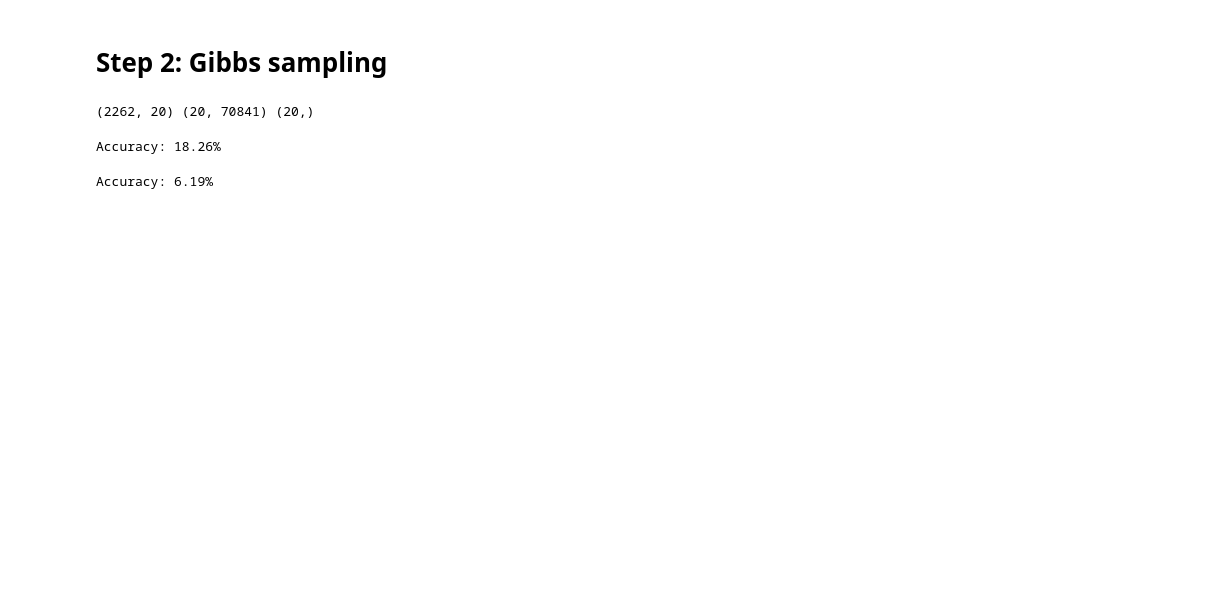
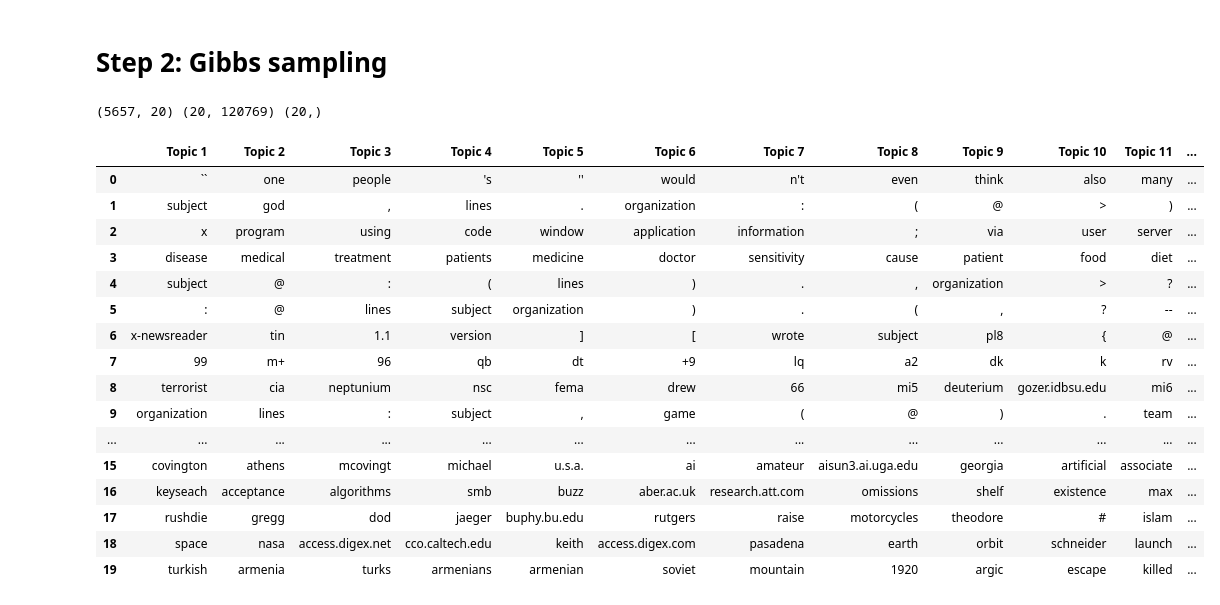
Before and after one commit to MahdiTheGreat/Intro-to-language-modeling, a Jupyter notebook: Assignment_3.ipynb, the cells around one changed output. Saved outputs shown, nothing was run; the diff lists cells and outputs as text; code cells hidden in the pictures; blank space fills up the shorter version.

```diff
--- a/Assignment_3.ipynb
+++ b/Assignment_3.ipynb
@@ -19,7 +19,7 @@ print(len(newsgroups_train.target_names))
 20
 # %%
 # Split into smaller training sets in percentage
-percentage = 0.2
+percentage = 0.5
 split_index = int(len(newsgroups_train.data) * percentage)
 train_data_small = newsgroups_train.data[:split_index]
 train_targets_small = newsgroups_train.target[:split_index]
@@ -97,12 +97,14 @@ for article in tqdm(int_corpus, desc="Removing LF words"):
     corpus_hf.append(filtered_article)
 # %%
 flattened_train = [word for word in flattened_train if word not in low_frequency_words]
+voc_size = len(sorted(set(flattened_train)))
+print("Vocabulary size after removing LF words", voc_size)
 # %% [markdown]
 # Step 2: Gibbs sampling
 # %%
 from collections import defaultdict
 
-def lda_gibbs_sampling(corpus, K, alpha, beta, iterations):
+def lda_gibbs_sampling(corpus, V, K, alpha, beta, iterations):
     """
     Implements Collapsed Gibbs Sampling for LDA.
 
@@ -115,7 +117,6 @@ def lda_gibbs_sampling(corpus, K, alpha, beta, iterations):
     """
     # Initialize variables
     D = len(corpus)  # Number of documents
-    V = max(max(doc) for doc in corpus) + 1  # Vocabulary size (assumes word IDs are 0-indexed)
 
     # Count matrices
     ndk = np.zeros((D, K))  # Document-topic counts
@@ -145,7 +146,7 @@ def lda_gibbs_sampling(corpus, K, alpha, beta, iterations):
                 nkw[current_topic, word] -= 1
                 nk[current_topic] -= 1
 
-                # Compute topic probabilities
+                # Compute topic probabilities (Maybe do a for loop here instead)
                 topic_probs = (ndk[d] + alpha) * (nkw[:, word] + beta) / (nk + beta * V)
                 topic_probs /= np.sum(topic_probs)  # Normalize
 
@@ -165,30 +166,9 @@ corpus = corpus_hf.copy()
 targets = train_targets_small.copy()
 topics = newsgroups_train.target_names.copy()
 
-K = len(topics)
-
 # First parameter combo
-z, ndk, nkw, nk = lda_gibbs_sampling(corpus, alpha = 0.1, beta = 0.1, K=K, iterations=50)
+z, ndk, nkw, nk = lda_gibbs_sampling(corpus, alpha = 0.1, beta = 0.1, V=voc_size, K=len(topics), iterations=50)
 # %%
 print(ndk.shape, nkw.shape, nk.shape)
 # %% [output]
-(2262, 20) (20, 70841) (20,)
+(5657, 20) (20, 120769) (20,)
-# %%
-# Find the best matching topic for each label
-topic_to_target = {}
-for t in range(K):
-    most_common_target = np.bincount([targets[i] for i in range(len(corpus)) if np.argmax(ndk[i]) == t]).argmax()
-    topic_to_target[t] = most_common_target
-
-# Map predicted topics to target labels
-predicted_targets = [topic_to_target[np.argmax(doc)] for doc in ndk]
-accuracy = np.mean(predicted_targets == targets)
-print(f"Accuracy: {accuracy * 100:.2f}%")
-# %% [output]
-Accuracy: 18.26%
-# %%
-predicted_targets = [np.argmax(i) for i in ndk]
-accuracy = np.mean(predicted_targets == targets)
-print(f"Accuracy: {accuracy * 100:.2f}%")
-# %% [output]
-Accuracy: 6.19%
@@ -194,0 +220,22 @@ Accuracy: 6.19%
+# %%
+top_words_per_topic = get_top_words(nkw, id_to_word, top_n=20)
+df_top_words = top_words_to_df(top_words_per_topic)
+df_top_words
+# %% [output]
+|  | Topic 1 | Topic 2 | Topic 3 | Topic 4 | Topic 5 | Topic 6 | Topic 7 | Topic 8 | Topic 9 | Topic 10 | Topic 11 | ... |
+| 0 | `` | one | people | 's | '' | would | n't | even | think | also | many | ... |
+| 1 | subject | god | , | lines | . | organization | : | ( | @ | > | ) | ... |
+| 2 | x | program | using | code | window | application | information | ; | via | user | server | ... |
+| 3 | disease | medical | treatment | patients | medicine | doctor | sensitivity | cause | patient | food | diet | ... |
+| 4 | subject | @ | : | ( | lines | ) | . | , | organization | > | ? | ... |
+| 5 | : | @ | lines | subject | organization | ) | . | ( | , | ? | -- | ... |
+| 6 | x-newsreader | tin | 1.1 | version | ] | [ | wrote | subject | pl8 | { | @ | ... |
+| 7 | 99 | m+ | 96 | qb | dt | +9 | lq | a2 | dk | k | rv | ... |
+| 8 | terrorist | cia | neptunium | nsc | fema | drew | 66 | mi5 | deuterium | gozer.idbsu.edu | mi6 | ... |
+| 9 | organization | lines | : | subject | , | game | ( | @ | ) | . | team | ... |
+| ... | ... | ... | ... | ... | ... | ... | ... | ... | ... | ... | ... | ... |
+| 15 | covington | athens | mcovingt | michael | u.s.a. | ai | amateur | aisun3.ai.uga.edu | georgia | artificial | associate | ... |
+| 16 | keyseach | acceptance | algorithms | smb | buzz | aber.ac.uk | research.att.com | omissions | shelf | existence | max | ... |
+| 17 | rushdie | gregg | dod | jaeger | buphy.bu.edu | rutgers | raise | motorcycles | theodore | # | islam | ... |
+| 18 | space | nasa | access.digex.net | cco.caltech.edu | keith | access.digex.com | pasadena | earth | orbit | schneider | launch | ... |
+| 19 | turkish | armenia | turks | armenians | armenian | soviet | mountain | 1920 | argic | escape | killed | ... |
```
Also changed, not shown: parts of 2 cells of this notebook.
